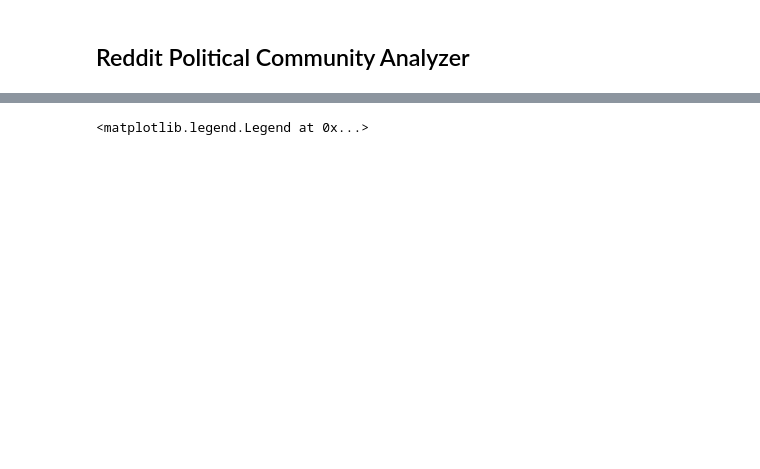
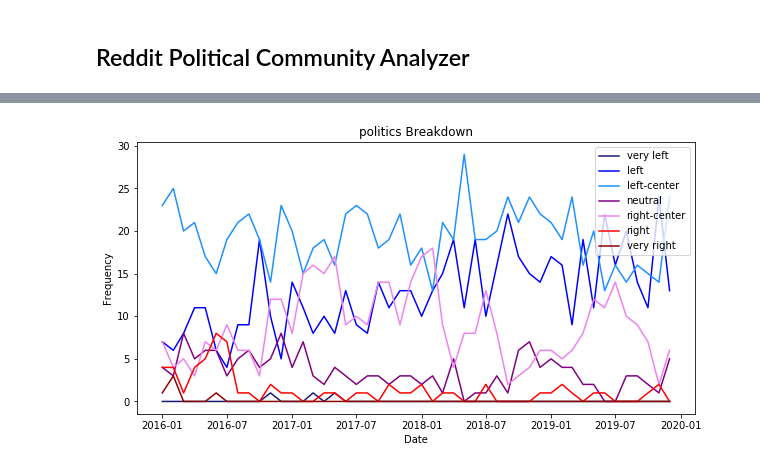
Before and after one commit to alancai98/388-final-project, a Jupyter notebook: 15-388 Final Project.ipynb, the cells around one changed output, grey strips where cells are left out. Cells and saved outputs as stored; diff of their text form; code cells hidden in the pictures; blank space fills up the shorter version.

```diff
--- a/15-388 Final Project.ipynb
+++ b/15-388 Final Project.ipynb
@@ -43,7 +66,7 @@ def getUrls(gen):
 invalid_domains = ['go']
 non_news_domains = ['reddit', 'imgur', 'twitter', 'twimg', 'youtube', 'google', 'redd', 'youtu']
 
-def parseUrl(fullUrl):
+def get_url_domain(fullUrl):
     parseObj = tldextract.extract(fullUrl)
     if parseObj.domain in non_news_domains:
         return ""
@@ -52,0 +78,16 @@ def parseUrl(fullUrl):
+# %%
+def load_biases(filename):
+    least = open(filename, "r").read()
+    soup = BeautifulSoup(least, 'html.parser')
+
+    sources = set()
+    for s in soup.findAll('td', ):
+        source = s.string
+        if source is not None:
+            if source[-1] == ")":
+                left_paren = source.find('(')
+                sources.add(source[0:left_paren - 1])
+                sources.add(get_url_domain(source[left_paren + 1:-1]))
+            else:
+                sources.add(source)
+    return sources
@@ -200,20 +255,24 @@ plt.legend()
 # %%
-pol_test = np.ndarray((48, 7), int)
+def plot_bias_breakdown(breakdown, title):
+    pol_test = np.ndarray((48, 7), int)
 
-%matplotlib qt
+    for index in range(len(breakdown)):
+        for i in range(7):
+            pol_test[index][i] = (breakdown[index])[i - 3]
+    fig = plt.figure(figsize=(10, 5))
+    pol_test = pol_test.T
+    plt.plot(dates, pol_test[0], label="very left", color='midnightblue')
+    plt.plot(dates, pol_test[1], label="left", color='blue')
+    plt.plot(dates, pol_test[2], label="left-center", color='dodgerblue')
+    plt.plot(dates, pol_test[3], label="neutral", color='purple')
+    plt.plot(dates, pol_test[4], label="right-center", color='violet')
+    plt.plot(dates, pol_test[5], label="right", color='red')
+    plt.plot(dates, pol_test[6], label="very right", color='darkred')
+    plt.xlabel('Date')
+    plt.ylabel('Frequency')
+    plt.title(title)
+    plt.legend()
 
-for index in range(len(b_Conservative)):
-    for i in range(7):
-        pol_test[index][i] = (b_Conservative[index])[i - 3]
-
-pol_test = pol_test.T
-#plt.plot(dates, pol_test[0], label="very left")
-plt.plot(dates, pol_test[1], label="left")
-plt.plot(dates, pol_test[2], label="left-center")
-plt.plot(dates, pol_test[3], label="neutral")
-plt.plot(dates, pol_test[4], label="right-center")
-plt.plot(dates, pol_test[5], label="right")
-#plt.plot(dates, pol_test[6], label="very right")
-plt.legend()
+plot_bias_breakdown(b_politics, "politics Breakdown")
 # %% [output]
-<matplotlib.legend.Legend at 0x...>
+[figure, added]
```
Also changed, not shown: parts of 31 cells of this notebook.
